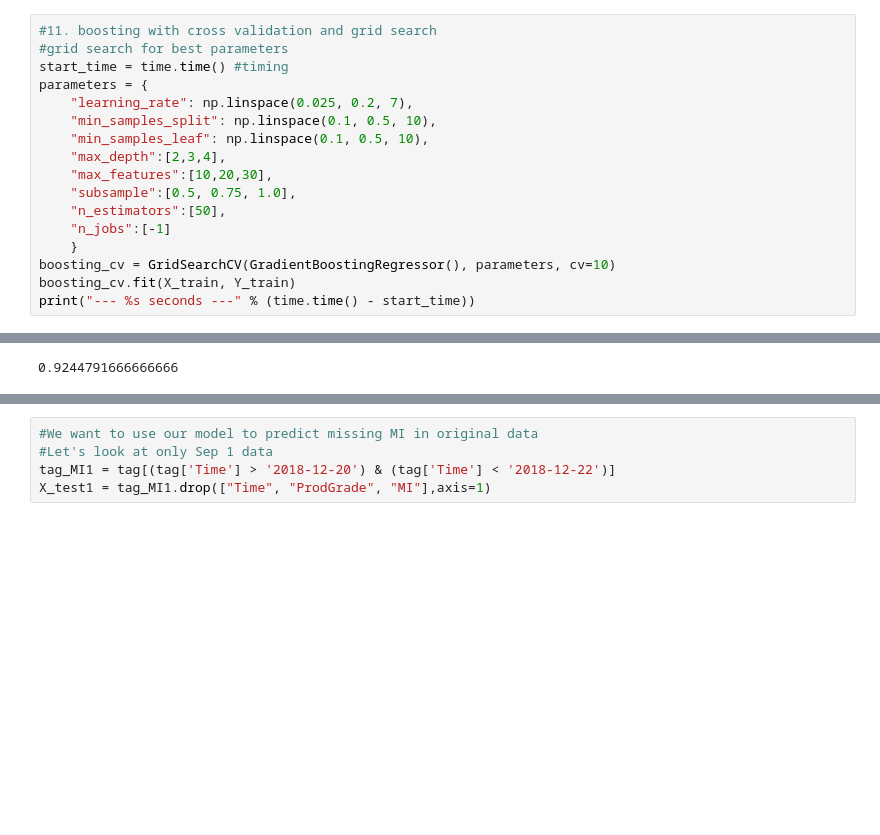
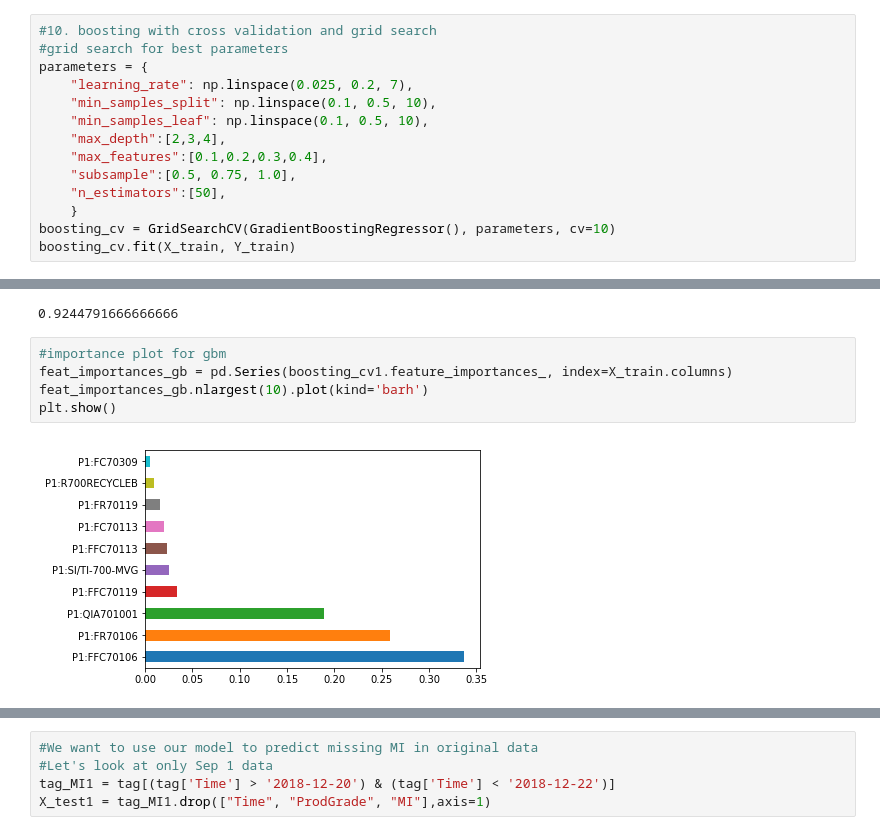
Before and after one commit to sanguis09/Capstone-project, a Jupyter notebook: src/Data Exploration.ipynb, the cells around one changed output, grey strips where cells are left out. Cells and saved outputs as stored; diff of their text form; blank space fills up the shorter version.

```diff
--- a/src/Data Exploration.ipynb
+++ b/src/Data Exploration.ipynb
@@ -614,20 +599,17 @@ check_accuracy(MI_gb)
 # %% [output]
 0.9244791666666666
 # %%
-#11. boosting with cross validation and grid search
+#10. boosting with cross validation and grid search
 #grid search for best parameters
-start_time = time.time() #timing
 parameters = {
     "learning_rate": np.linspace(0.025, 0.2, 7),
     "min_samples_split": np.linspace(0.1, 0.5, 10),
     "min_samples_leaf": np.linspace(0.1, 0.5, 10),
     "max_depth":[2,3,4],
-    "max_features":[10,20,30],
+    "max_features":[0.1,0.2,0.3,0.4],
     "subsample":[0.5, 0.75, 1.0],
     "n_estimators":[50],
-    "n_jobs":[-1]
     }
 boosting_cv = GridSearchCV(GradientBoostingRegressor(), parameters, cv=10)
 boosting_cv.fit(X_train, Y_train)
-print("--- %s seconds ---" % (time.time() - start_time))
 # %% [output]
@@ -675,3 +676,10 @@ check_accuracy(MI_gb_cv)
 #92.4% accuracy
 # %% [output]
 0.9244791666666666
+# %%
+#importance plot for gbm
+feat_importances_gb = pd.Series(boosting_cv1.feature_importances_, index=X_train.columns)
+feat_importances_gb.nlargest(10).plot(kind='barh')
+plt.show()
+# %% [output]
+[figure, added]
```
Also changed, not shown: parts of 43 cells of this notebook.
